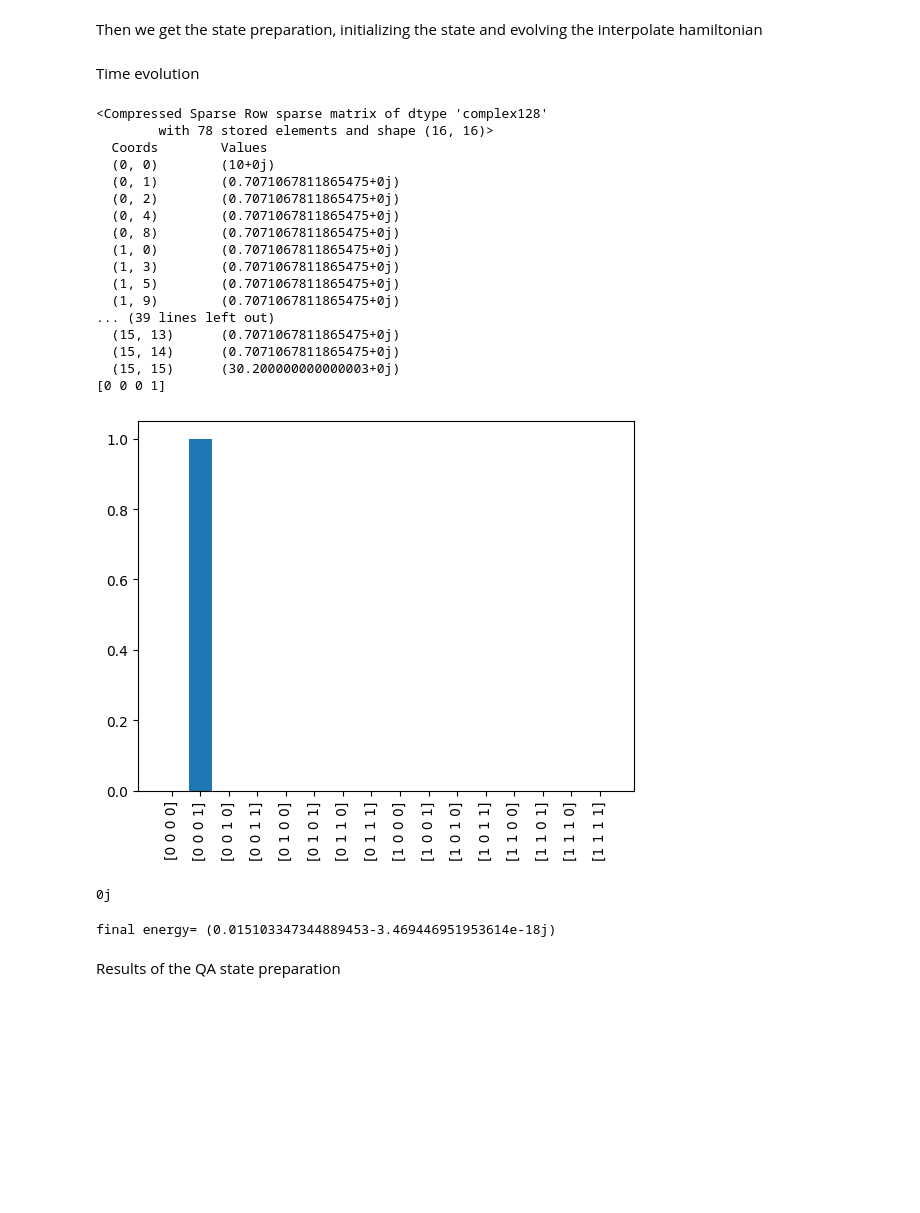
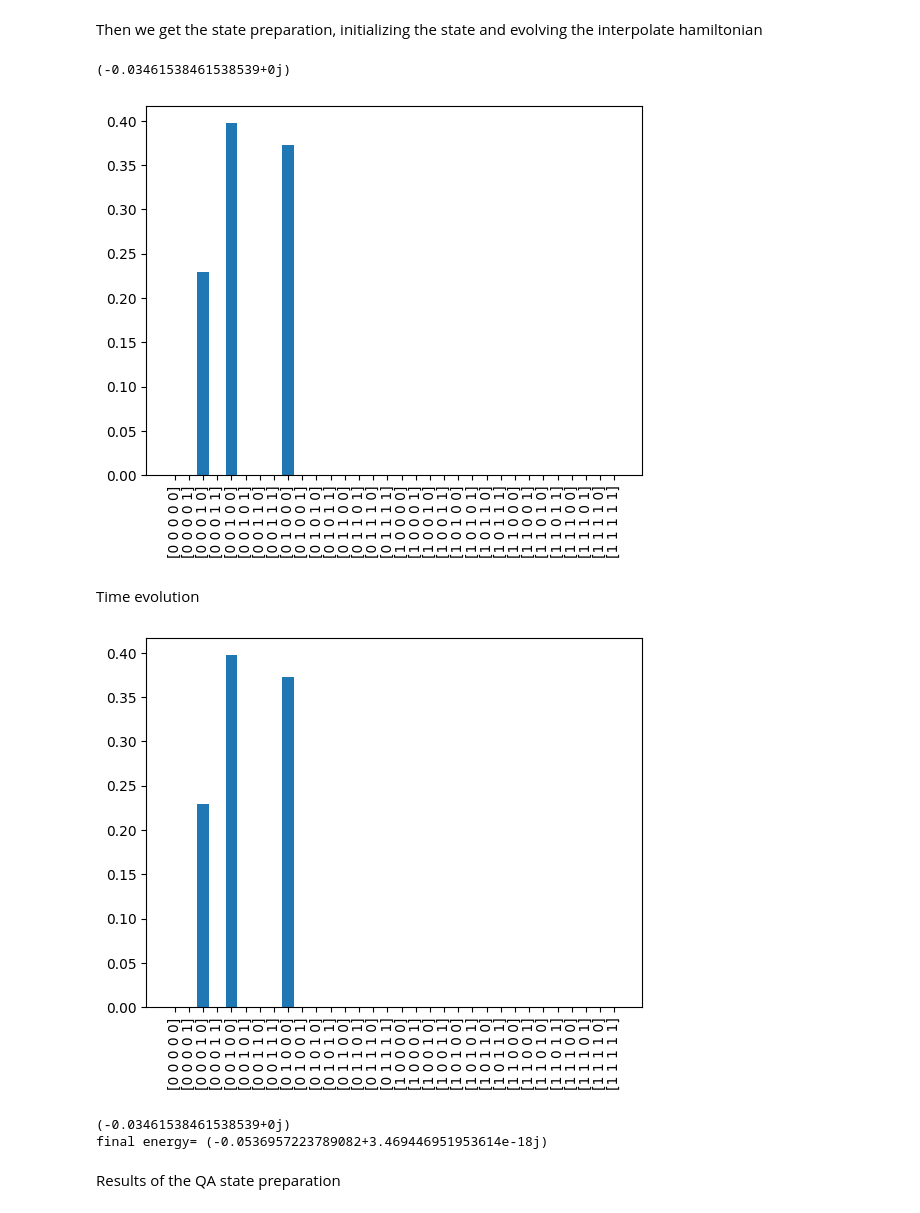
Before and after one commit to emacosta95/Gadget4NSMForQuantumSimulators, a Jupyter notebook: EncodingOtherTopologies.ipynb, the cells around one changed output. Cells and saved outputs as stored; diff of their text form; code cells hidden in the pictures; blank space fills up the shorter version.

```diff
--- a/EncodingOtherTopologies.ipynb
+++ b/EncodingOtherTopologies.ipynb
@@ -551,5 +487,18 @@ idx_init=np.argsort(driver_hamiltonian.full().diagonal())[5]
 # %% [markdown]
 Then we get the state preparation, initializing the state and evolving the interpolate hamiltonian
+# %%
+driver_hamiltonian_sparse=(driver_hamiltonian.data.as_scipy() )
+_,psi=eigsh(driver_hamiltonian_sparse,k=25,which='SA')
+psi=psi[:,17]
+
+print(psi.conj().T @ driver_hamiltonian_sparse @ psi)
+plt.bar(np.arange(basis.shape[0]),psi.conj()*psi)
+
+plt.xticks(np.arange(basis.shape[0]),basis,rotation=90)
+plt.show()
+# %% [output]
+(-0.03461538461538539+0j)
+[figure, added]
 # %% [markdown]
 Time evolution
 # %%
@@ -557,13 +506,6 @@ Time evolution
 import scipy.sparse as sp
 from scipy.sparse.linalg import expm_multiply
 total_hamiltonian_sparse=(total_hamiltonian.data.as_scipy())
-driver_hamiltonian_sparse=(driver_hamiltonian.data.as_scipy() )
-print(total_hamiltonian_sparse)
-#initialize the state to the localized state on the edge
-idx_init=1
-psi=np.zeros(basis.shape[0])
-print(basis[idx_init])
-psi[idx_init]=1.
 
 plt.bar(np.arange(basis.shape[0]),psi.conj()*psi)
 plt.xticks(np.arange(basis.shape[0]),basis,rotation=90)
@@ -573,7 +515,7 @@ print(psi.conj().T @ driver_hamiltonian_sparse @ psi)
 
 #### start the time evolution
 
-nlevels=8
+nlevels=20
 tau=100
 time_steps=int(10*tau)
 time=np.linspace(0,tau,time_steps)
@@ -591,26 +533,9 @@ for i,t in enumerate(time):
     energy[i]=psi.conj().dot(hamiltonian_t_sparse.dot( psi))
 print('final energy=',psi.conj().dot(total_hamiltonian_sparse.dot( psi)))
 # %% [output]
+[figure, new version]
-<Compressed Sparse Row sparse matrix of dtype 'complex128'
-        with 78 stored elements and shape (16, 16)>
-  Coords        Values
-  (0, 0)        (10+0j)
-  (0, 1)        (0.7071067811865475+0j)
-  (0, 2)        (0.7071067811865475+0j)
-  (0, 4)        (0.7071067811865475+0j)
-  (0, 8)        (0.7071067811865475+0j)
-  (1, 0)        (0.7071067811865475+0j)
-  (1, 3)        (0.7071067811865475+0j)
-  (1, 5)        (0.7071067811865475+0j)
-  (1, 9)        (0.7071067811865475+0j)
-... (39 lines left out)
-  (15, 13)      (0.7071067811865475+0j)
-  (15, 14)      (0.7071067811865475+0j)
-  (15, 15)      (30.200000000000003+0j)
-[0 0 0 1]
+(-0.03461538461538539+0j)
+final energy= (-0.0536957223789082+3.469446951953614e-18j)
-[figure, old version]
-0j
-final energy= (0.015103347344889453-3.469446951953614e-18j)
 # %% [markdown]
 Results of the QA state preparation
 # %%
```
Also changed, not shown: parts of 13 cells of this notebook, 2 other files.
